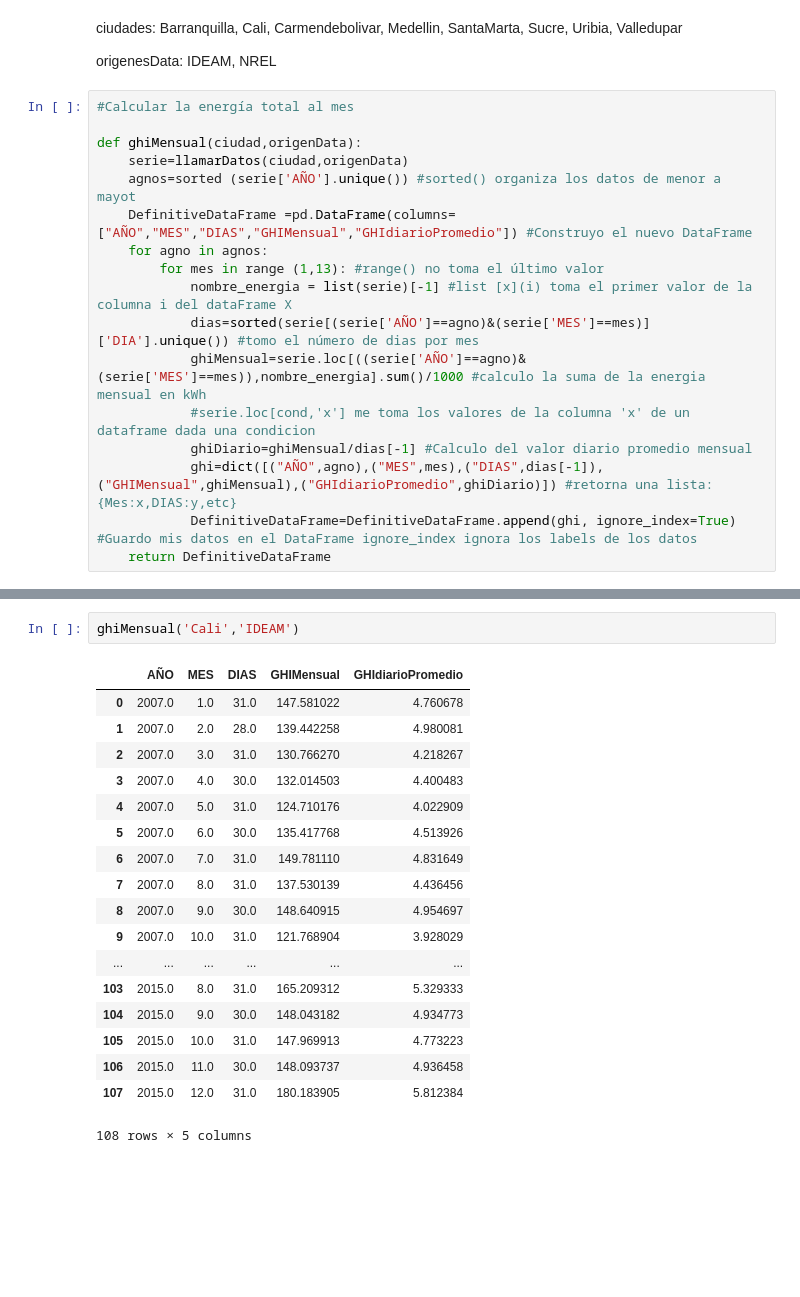
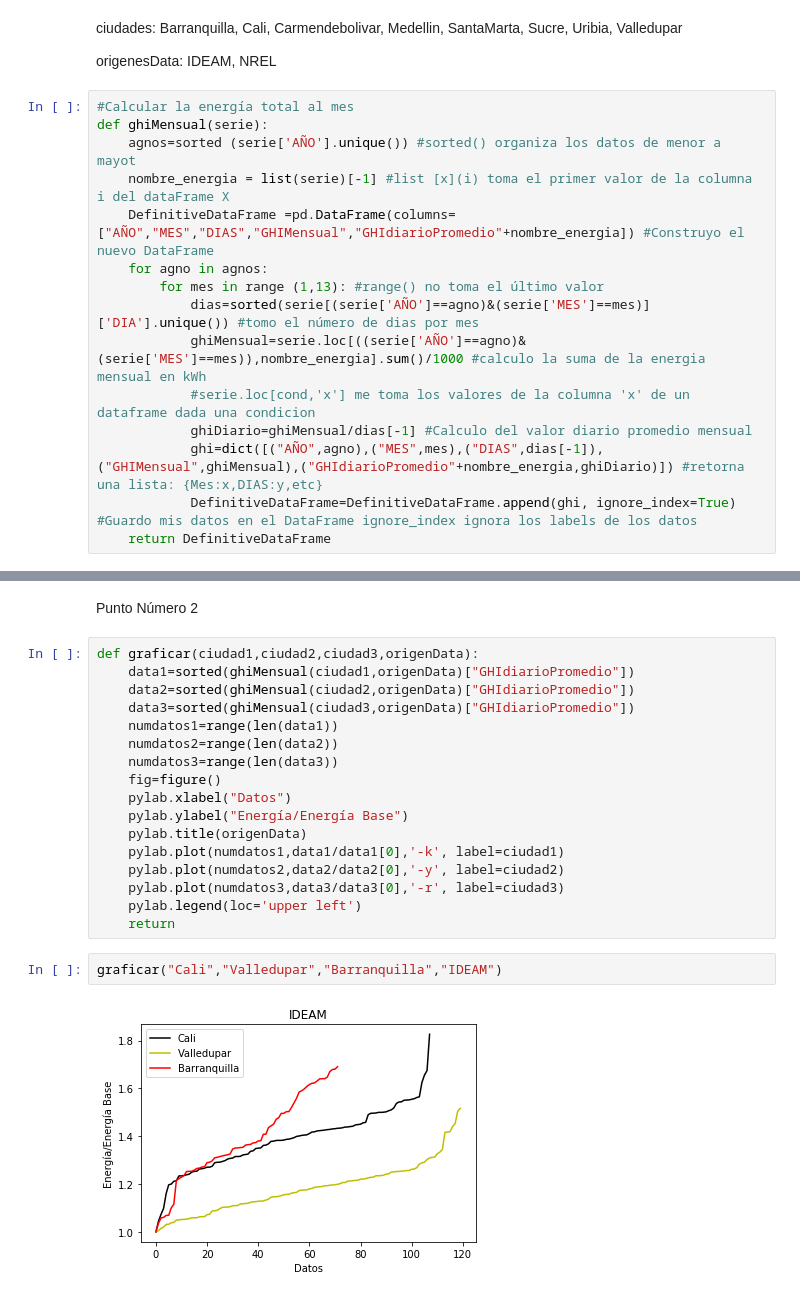
Before and after one commit to JuanVillegasSantos/Herramientas-Computacionales-IMEC3602, a Jupyter notebook: 02_taller01/solucionTaller.ipynb, the cells around one changed output, grey strips where cells are left out. Cells and saved outputs as stored; diff of their text form; blank space fills up the shorter version.

```diff
--- a/02_taller01/solucionTaller.ipynb
+++ b/02_taller01/solucionTaller.ipynb
@@ -19,18 +21,16 @@ ciudades: Barranquilla, Cali,
 origenesData: IDEAM, NREL
 # %%
 #Calcular la energía total al mes
-
-def ghiMensual(ciudad,origenData):
-    serie=llamarDatos(ciudad,origenData)
+def ghiMensual(serie):
     agnos=sorted (serie['AÑO'].unique()) #sorted() organiza los datos de menor a mayot
-    DefinitiveDataFrame =pd.DataFrame(columns=["AÑO","MES","DIAS","GHIMensual","GHIdiarioPromedio"]) #Construyo el nuevo DataFrame
+    nombre_energia = list(serie)[-1] #list [x](i) toma el primer valor de la columna i del dataFrame X
+    DefinitiveDataFrame =pd.DataFrame(columns=["AÑO","MES","DIAS","GHIMensual","GHIdiarioPromedio"+nombre_energia]) #Construyo el nuevo DataFrame
     for agno in agnos:
         for mes in range (1,13): #range() no toma el último valor
-            nombre_energia = list(serie)[-1] #list [x](i) toma el primer valor de la columna i del dataFrame X
             dias=sorted(serie[(serie['AÑO']==agno)&(serie['MES']==mes)]['DIA'].unique()) #tomo el número de dias por mes
             ghiMensual=serie.loc[((serie['AÑO']==agno)&(serie['MES']==mes)),nombre_energia].sum()/1000 #calculo la suma de la energia mensual en kWh
             #serie.loc[cond,'x'] me toma los valores de la columna 'x' de un dataframe dada una condicion
             ghiDiario=ghiMensual/dias[-1] #Calculo del valor diario promedio mensual
-            ghi=dict([("AÑO",agno),("MES",mes),("DIAS",dias[-1]),("GHIMensual",ghiMensual),("GHIdiarioPromedio",ghiDiario)]) #retorna una lista: {Mes:x,DIAS:y,etc}
+            ghi=dict([("AÑO",agno),("MES",mes),("DIAS",dias[-1]),("GHIMensual",ghiMensual),("GHIdiarioPromedio"+nombre_energia,ghiDiario)]) #retorna una lista: {Mes:x,DIAS:y,etc}
             DefinitiveDataFrame=DefinitiveDataFrame.append(ghi, ignore_index=True) #Guardo mis datos en el DataFrame ignore_index ignora los labels de los datos
     return DefinitiveDataFrame
@@ -37,21 +47,23 @@ def ghiMensual(ciudad,origenData):
+# %% [markdown]
+Punto Número 2
+# %%
+def graficar(ciudad1,ciudad2,ciudad3,origenData):
+    data1=sorted(ghiMensual(ciudad1,origenData)["GHIdiarioPromedio"])
+    data2=sorted(ghiMensual(ciudad2,origenData)["GHIdiarioPromedio"])
+    data3=sorted(ghiMensual(ciudad3,origenData)["GHIdiarioPromedio"])
+    numdatos1=range(len(data1))
+    numdatos2=range(len(data2))
+    numdatos3=range(len(data3))
+    fig=figure()
+    pylab.xlabel("Datos")
+    pylab.ylabel("Energía/Energía Base")
+    pylab.title(origenData)
+    pylab.plot(numdatos1,data1/data1[0],'-k', label=ciudad1)
+    pylab.plot(numdatos2,data2/data2[0],'-y', label=ciudad2)
+    pylab.plot(numdatos3,data3/data3[0],'-r', label=ciudad3)
+    pylab.legend(loc='upper left')
+    return
 # %%
-ghiMensual('Cali','IDEAM')
+graficar("Cali","Valledupar","Barranquilla","IDEAM")
 # %% [output]
-|  | AÑO | MES | DIAS | GHIMensual | GHIdiarioPromedio |
-| 0 | 2007.0 | 1.0 | 31.0 | 147.581022 | 4.760678 |
-| 1 | 2007.0 | 2.0 | 28.0 | 139.442258 | 4.980081 |
-| 2 | 2007.0 | 3.0 | 31.0 | 130.766270 | 4.218267 |
-| 3 | 2007.0 | 4.0 | 30.0 | 132.014503 | 4.400483 |
-| 4 | 2007.0 | 5.0 | 31.0 | 124.710176 | 4.022909 |
-| 5 | 2007.0 | 6.0 | 30.0 | 135.417768 | 4.513926 |
-| 6 | 2007.0 | 7.0 | 31.0 | 149.781110 | 4.831649 |
-| 7 | 2007.0 | 8.0 | 31.0 | 137.530139 | 4.436456 |
-| 8 | 2007.0 | 9.0 | 30.0 | 148.640915 | 4.954697 |
-| 9 | 2007.0 | 10.0 | 31.0 | 121.768904 | 3.928029 |
-| ... | ... | ... | ... | ... | ... |
-| 103 | 2015.0 | 8.0 | 31.0 | 165.209312 | 5.329333 |
-| 104 | 2015.0 | 9.0 | 30.0 | 148.043182 | 4.934773 |
-| 105 | 2015.0 | 10.0 | 31.0 | 147.969913 | 4.773223 |
-| 106 | 2015.0 | 11.0 | 30.0 | 148.093737 | 4.936458 |
-| 107 | 2015.0 | 12.0 | 31.0 | 180.183905 | 5.812384 |
-108 rows × 5 columns
+[figure, added]
```
Also changed, not shown: parts of 9 cells of this notebook, 1 other file.
